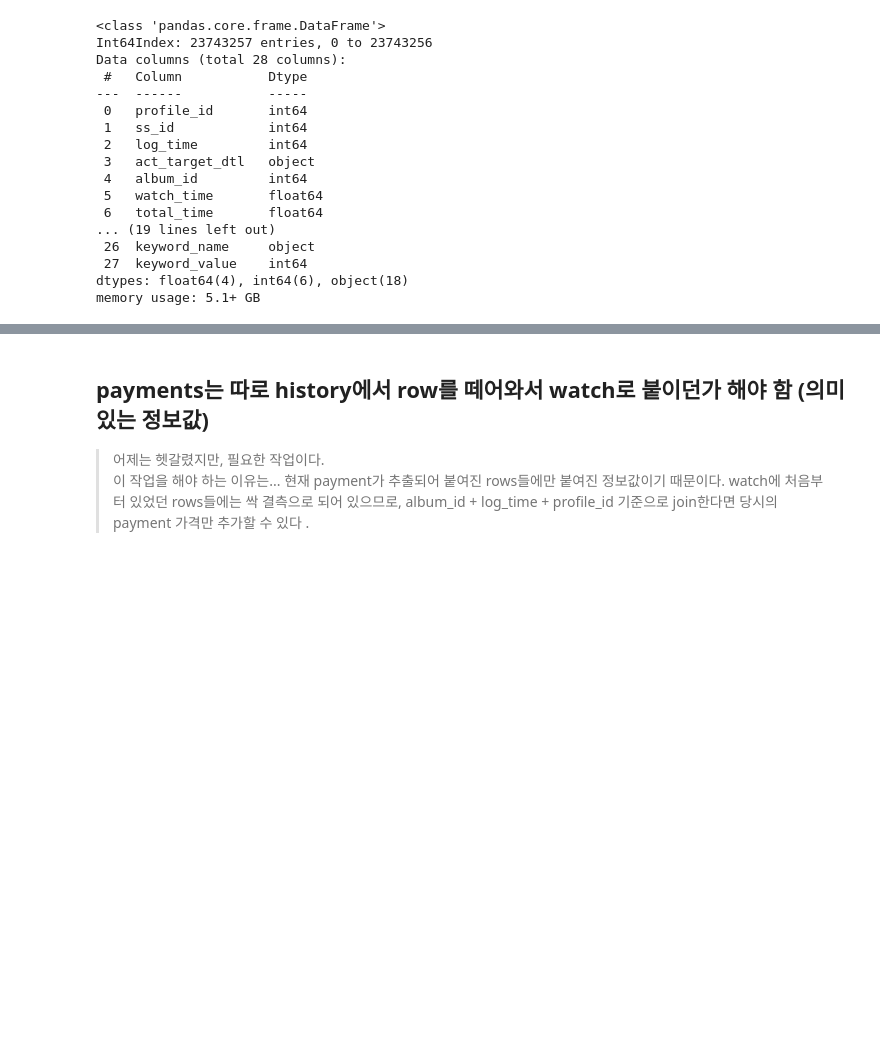
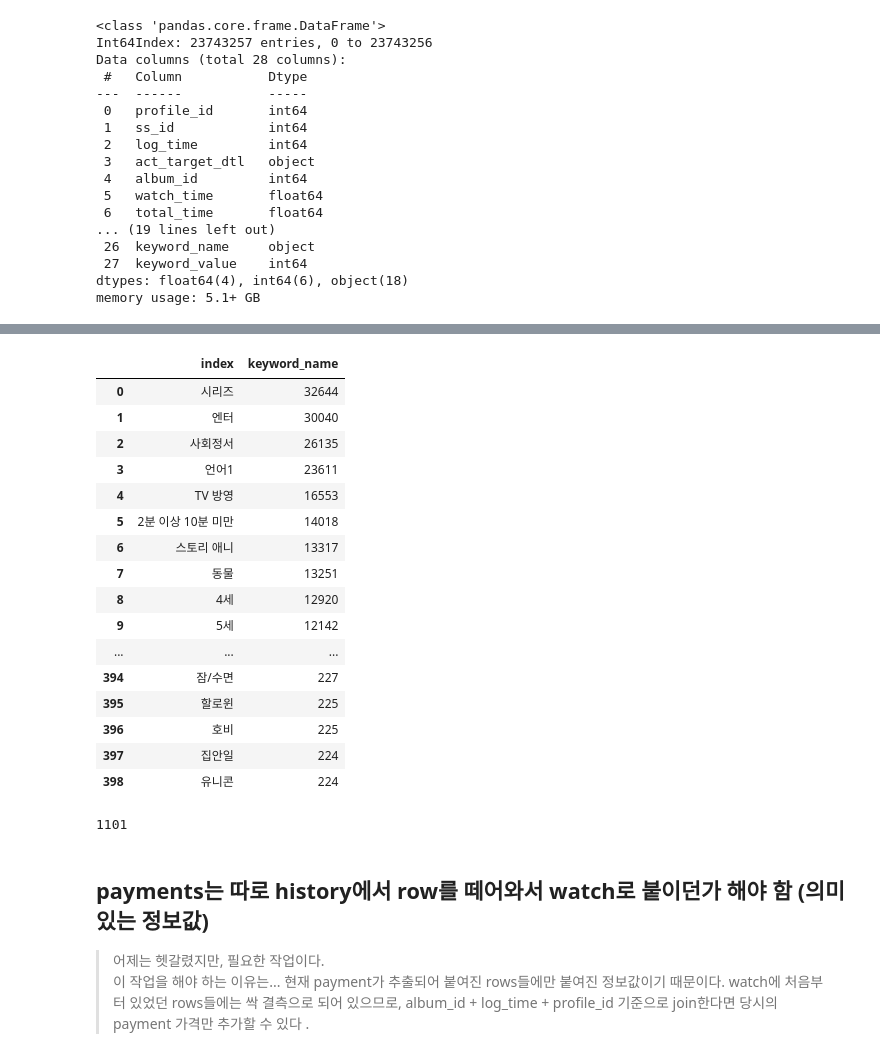
Before and after one commit to jinsuc28/lg-children-country-recommend, a Jupyter notebook: EDA/KHYJ/lg-ground-data-preprocessing.ipynb, the cells around one changed output, grey strips where cells are left out. Cells and saved outputs as stored; diff of their text form; code cells hidden in the pictures; blank space fills up the shorter version.

```diff
--- a/EDA/KHYJ/lg-ground-data-preprocessing.ipynb
+++ b/EDA/KHYJ/lg-ground-data-preprocessing.ipynb
@@ -138,0 +149,27 @@ memory usage: 5.1+ GB
+# %%
+pd.set_option('display.max_rows',None)
+# meta_p['keyword_name'].value_counts() # 1개 키워드 개수는 30개 가량뿐이다. 일단 keyword를 신뢰할 만하다고 판단.
+
+# 한편, 아주 비슷한 keyword끼리는 encoding 전에 같은 태그로 통일할 필요가 있음. (ex. 치아 구강 ↔ 치아,  용감함 ↔ 용감함4)
+# 이걸 확인하기 위해서, sort로 1062개를 정렬해본다. (휴먼 러닝을 피할 수가 없음)
+
+key_count = pd.DataFrame(meta_p['keyword_name'].value_counts().reset_index(drop=False))
+key_count
+# %% [output]
+|  | index | keyword_name |
+| 0 | 시리즈 | 32644 |
+| 1 | 엔터 | 30040 |
+| 2 | 사회정서 | 26135 |
+| 3 | 언어1 | 23611 |
+| 4 | TV 방영 | 16553 |
+| 5 | 2분 이상 10분 미만 | 14018 |
+| 6 | 스토리 애니 | 13317 |
+| 7 | 동물 | 13251 |
+| 8 | 4세 | 12920 |
+| 9 | 5세 | 12142 |
+| ... | ... | ... |
+| 394 | 잠/수면 | 227 |
+| 395 | 할로윈 | 225 |
+| 396 | 호비 | 225 |
+| 397 | 집안일 | 224 |
+| 398 | 유니콘 | 224 |
@@ -139,3 +179,7 @@ memory usage: 5.1+ GB
+# %%
+meta_p['keyword_type'].nunique()
+# %% [output]
+1101
 # %% [markdown]
 ## payments는 따로 history에서 row를 떼어와서 watch로 붙이던가 해야 함 (의미 있는 정보값)
 
```
Also changed, not shown: parts of 6 cells of this notebook.
